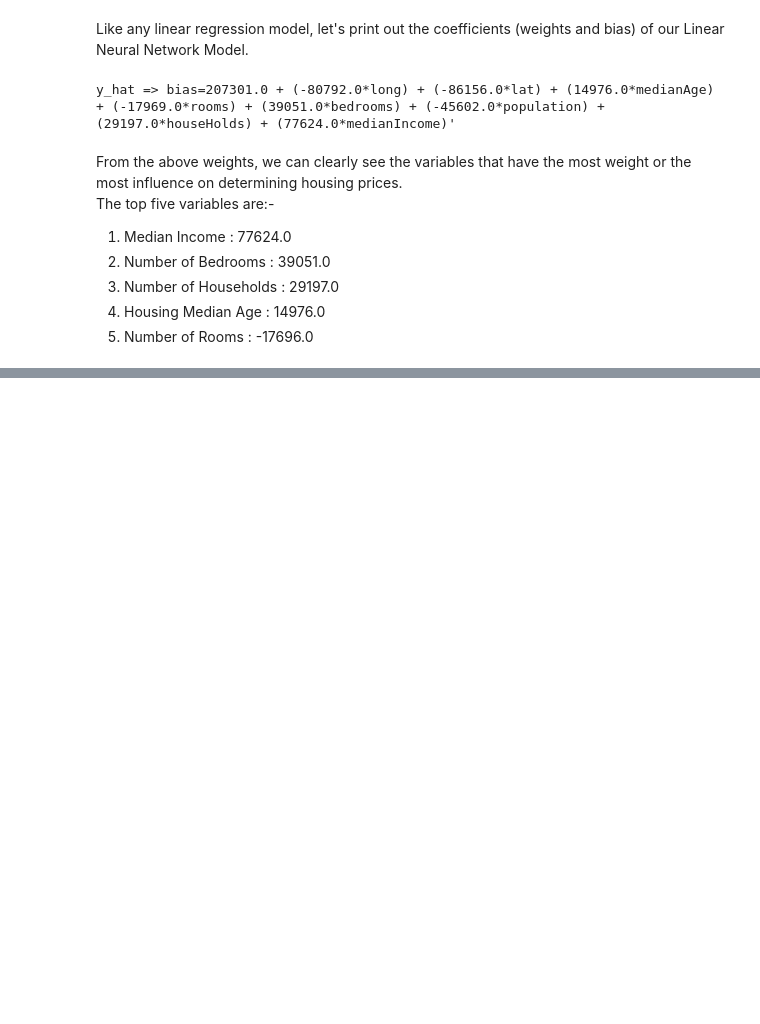
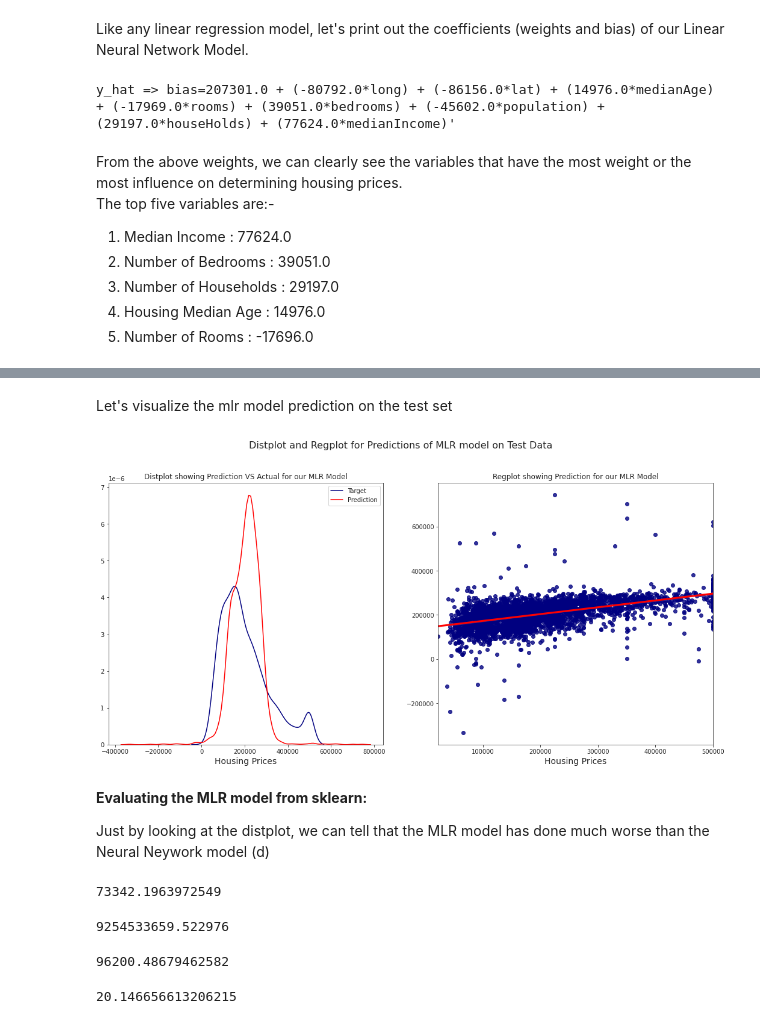
Before and after one commit to Lawrence-Krukrubo/Predicting_California_Housing_Prices, a Jupyter notebook: part_1_predicting_california_housing_prices.ipynb, the cells around one changed output, grey strips where cells are left out. Saved outputs shown, nothing was run; the diff lists cells and outputs as text; code cells hidden in the pictures; blank space fills up the shorter version.

```diff
--- a/part_1_predicting_california_housing_prices.ipynb
+++ b/part_1_predicting_california_housing_prices.ipynb
@@ -728,0 +817,4 @@ From the above weights, we can clearly see the variables that have the most weig
+# %%
+from sklearn.linear_model import LinearRegression
+
+mlr = LinearRegression()
@@ -728,0 +823,2 @@ From the above weights, we can clearly see the variables that have the most weig
+# %%
+mlr.fit(x_train_norm, y_train)
@@ -728,0 +843,2 @@ From the above weights, we can clearly see the variables that have the most weig
+# %%
+y_hat = mlr.predict(x_test_norm)
@@ -728,0 +855,58 @@ From the above weights, we can clearly see the variables that have the most weig
+# %% [markdown]
+Let's visualize the mlr model prediction on the test set
+# %%
+fig = plt.figure(figsize=(18, 8))
+sns.set_style('ticks')
+plt.suptitle('Distplot and Regplot for Predictions of MLR model on Test Data', fontsize=16, y=1.0)
+
+ax = fig.add_subplot(121)
+ax1 = fig.add_subplot(122)
+
+# plotting the Distplot
+sns.distplot(y_test.squeeze(), hist=False, label='Target', color='navy', ax=ax)
+sns.distplot(y_hat.squeeze(), hist=False, label='Prediction', color='red', ax=ax)
+ax.set_xlabel('Housing Prices', fontsize=14)
+ax.set_title('Distplot showing Prediction VS Actual for our MLR Model')
+
+# plotting the Regplot
+sns.regplot(y_test.squeeze(), y_hat.squeeze(), scatter_kws={"color": "navy"}, line_kws={"color": "red" ,'linewidth':3}, ax=ax1)
+
+ax1.set_xlabel('Housing Prices', fontsize=14)
+ax1.set_title('Regplot showing Prediction for our MLR Model')
+
+plt.show()
+# %% [output]
+[figure, added]
+# %% [markdown]
+**Evaluating the MLR model from sklearn:**
+
+Just by looking at the distplot, we can tell that the MLR model has done much worse than the Neural Neywork model (d)
+# %%
+# First let's compute the mean absolute error
+
+mlr_mae = mean_absolute_error(y_test, y_hat)
+mlr_mae
+# %% [output]
+73342.1963972549
+# %%
+# Next let's compute the mean squared error
+
+mlr_mse = mean_squared_error(y_test, y_hat)
+mlr_mse
+# %% [output]
+9254533659.522976
+# %%
+# Next let's compute the root mean squared error
+
+mlr_rmse = mlr_mse**0.5
+mlr_rmse
+# %% [output]
+96200.48679462582
+# %%
+# Lets compute the RMSE as a percent of the range of target variable
+target_range = max(y_test) - min(y_test)
+
+mlr_rmse_range = (mlr_rmse / target_range)*100
+mlr_rmse_range[0]
+# %% [output]
+20.146656613206215
```
Also changed, not shown: parts of 24 cells of this notebook.
